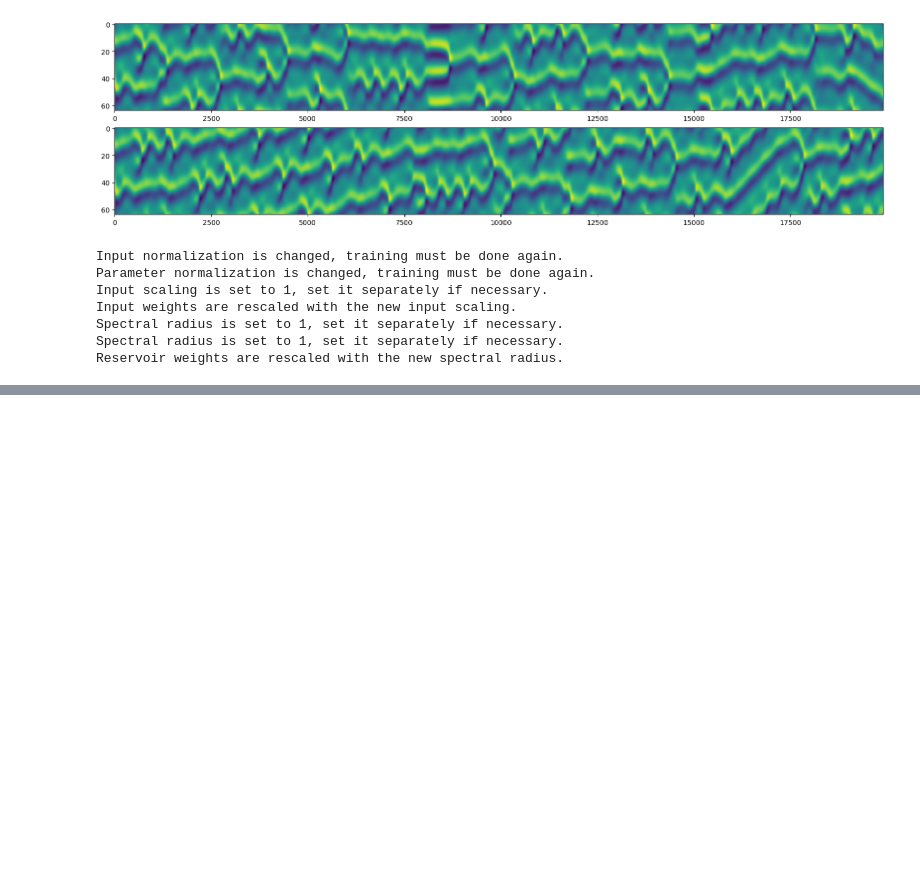
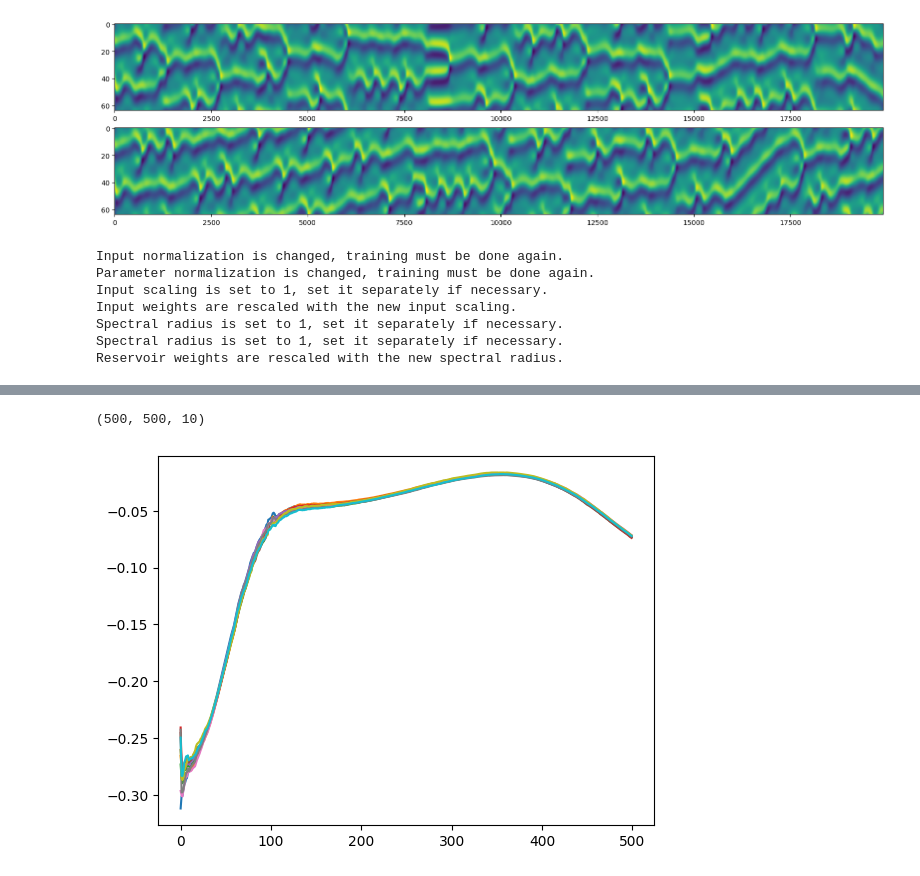
Before and after one commit to MagriLab/DA-RL, a Jupyter notebook: esn_training.ipynb, the cells around one changed output, grey strips where cells are left out. Cells and saved outputs as stored; diff of their text form; code cells hidden in the pictures; blank space fills up the shorter version.

```diff
--- a/esn_training.ipynb
+++ b/esn_training.ipynb
@@ -1285,4 +1289,4 @@ def initialize_ensemble_with_auto_washout(my_ESN, N_washout, u0, p0, std_init, m
     # Vectorize the washout process over the ensemble
     r0_ens = jax.vmap(single_washout)(u0_sampled)
 
-    return r0_ens
+    return r0_ens.T
@@ -1447,40 +1365,3 @@ def EnKF(m, Af, d, Cdd, M, key):
     Aa = Af + jnp.dot(Af, X)
     # Aa = Af + jnp.dot(Psi_f, X) # gives same result as above
     return Aa
-# %%
-# forecast
-forecast_ens = np.zeros((my_ESN.N_reservoir,m))
-init_state_ens = np.asarray(init_state_ens)
-
-for i in range(m):
-    forecast_ens[:,i] = my_ESN.closed_loop(x0=init_state_ens[:,i],N_t=1,P=DATA['train']['p'][episode_idx])[0][1]
-
-true_obs = DATA['train']['full_state'][episode_idx][0][env.observation_inds]
-std_obs = 0.05
-obs_cov = cov.get_max(std=std_obs, y=true_obs)
-
-# add noise on the observation
-key_obs, key_enKF = jax.random.split(key_obs)
-obs = jax.random.multivariate_normal(
-    key_obs, true_obs, obs_cov, method="svd"
-)
-
-# before readout
-# if using r2 mode, we still want to the observation matrix to be linear
-# so apply the before readout to the forecast state ensemble
-forecast_ens_new = forecast_ens.copy()
-if my_ESN.r2_mode == True:
-    # get before readout
-    forecast_ens_new[1::2] = forecast_ens_new[1::2] ** 2
-
-# remove the bias from the data
-bias = np.multiply(my_ESN.output_bias, my_ESN.W_out[-len(my_ESN.output_bias)])
-obs_new = obs - bias[env.observation_inds]
-
-analysed_ens_new = EnKF(m=m, Af=forecast_ens_new, d=obs_new, Cdd=obs_cov, M=M, key=key_enKF)
-
-# adapt the analysed ensemble
-analysed_ens = np.asarray(analysed_ens_new).copy()
-if my_ESN.r2_mode == True:
-    new_arr = np.maximum(analysed_ens[1::2], 0)
-    analysed_ens[1::2] = np.sqrt(new_arr)
@@ -1518,0 +1443,11 @@ array([ 0.18617763,  0.46821196,  0.79906998,  1.16821925,  1.47429274,
+# %%
+Aa_time = jnp.stack(Aa_list)
+# %%
+Aa_time.shape
+# %% [output]
+(500, 500, 10)
+# %%
+plt.plot(Aa_time[:,1,:])
+plt.show()
+# %% [output]
+[figure, added]
```
Also changed, not shown: parts of 42 cells of this notebook, 4 other files.
